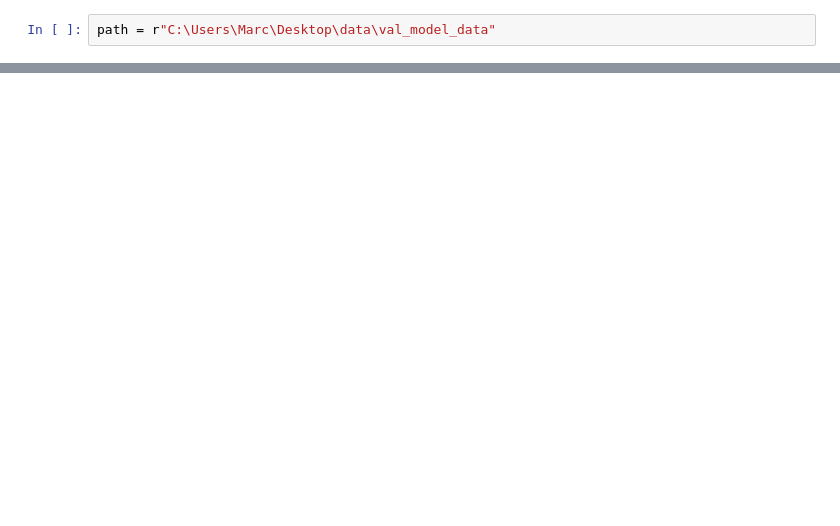
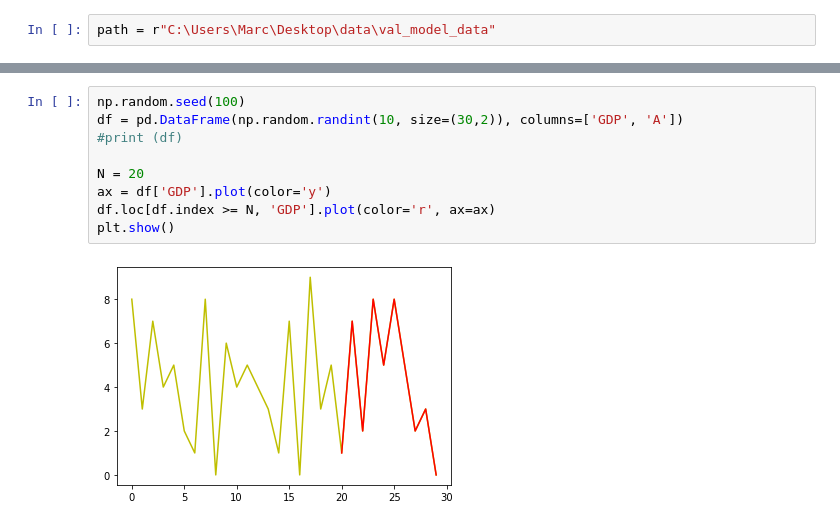
Before and after one commit to marctimjen/Artefact-Rejection, a Jupyter notebook: plotting of artefacts/arteplot.ipynb, the cells around one changed output, grey strips where cells are left out. Saved outputs shown, nothing was run; the diff lists cells and outputs as text; blank space fills up the shorter version.

```diff
--- a/plotting of artefacts/arteplot.ipynb
+++ b/plotting of artefacts/arteplot.ipynb
@@ -15,0 +104,11 @@ plt.plot(test[4])
+# %%
+np.random.seed(100)
+df = pd.DataFrame(np.random.randint(10, size=(30,2)), columns=['GDP', 'A'])
+#print (df)
+
+N = 20
+ax = df['GDP'].plot(color='y')
+df.loc[df.index >= N, 'GDP'].plot(color='r', ax=ax)
+plt.show()
+# %% [output]
+[figure, added]
```
Also changed, not shown: parts of 16 cells of this notebook, 6 other files.
